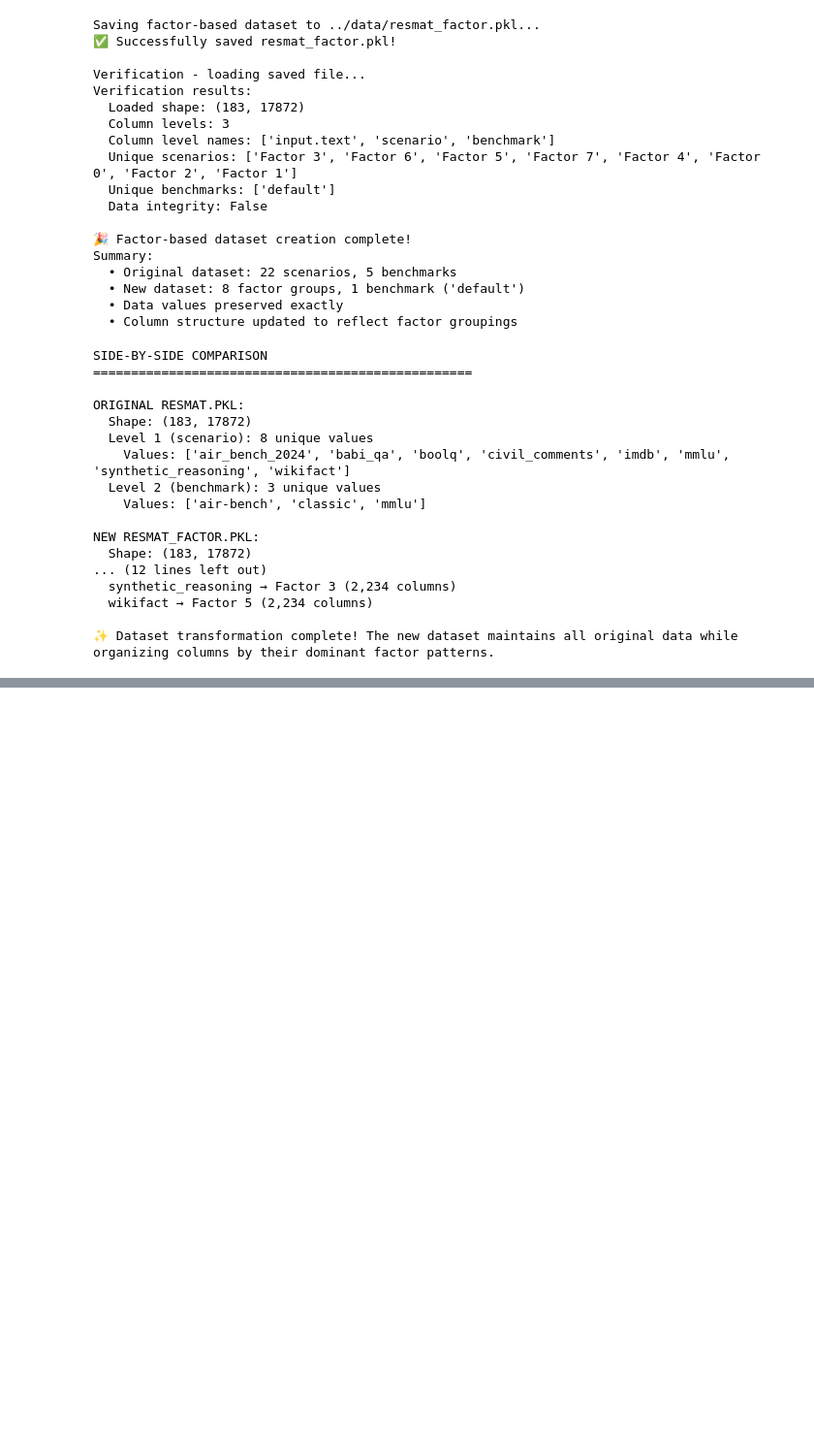
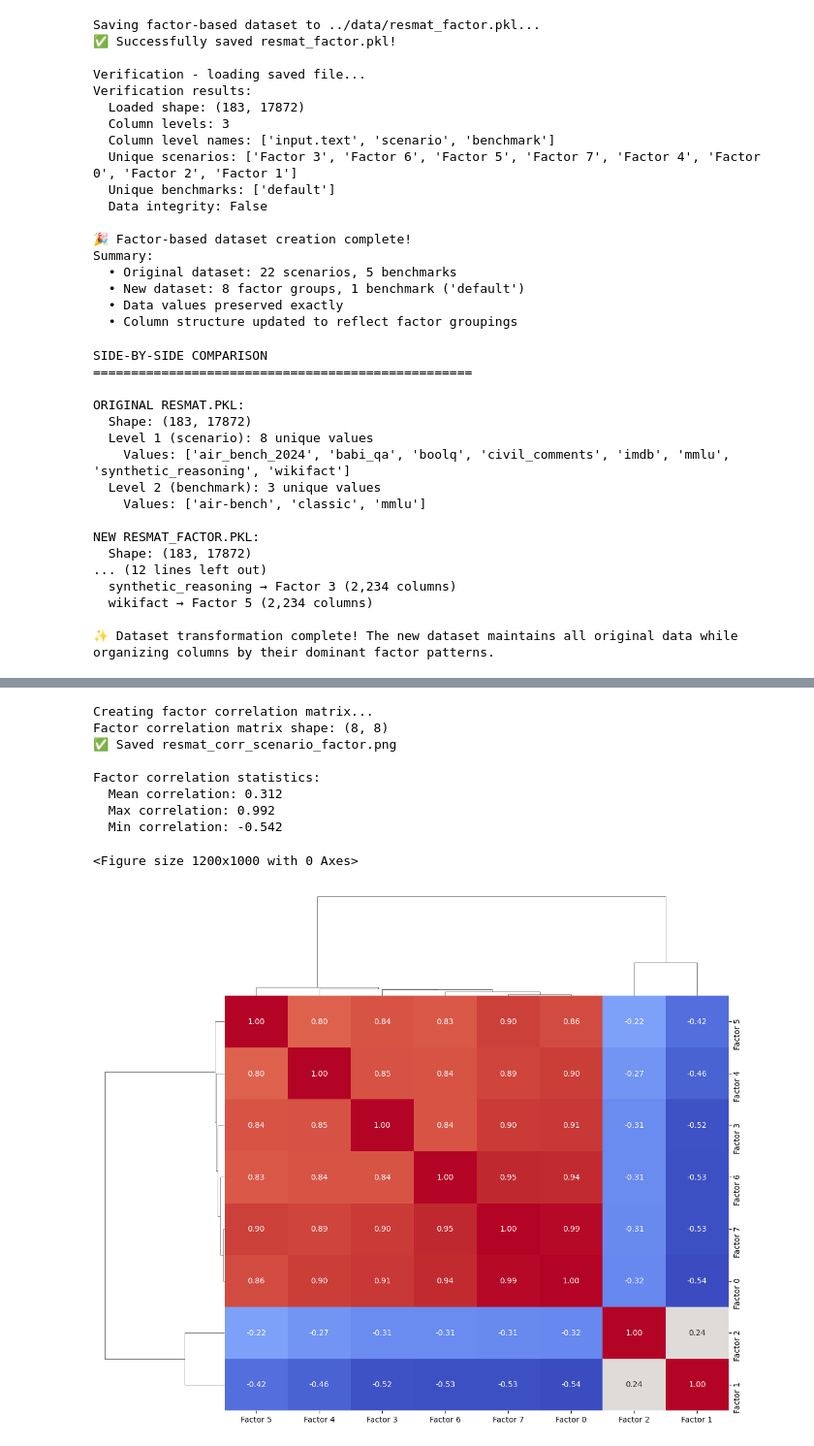
Before and after one commit to ronanhansel/reeval-multi, a Jupyter notebook: factor_analysis/item.ipynb, the cells around one changed output, grey strips where cells are left out. Shown at 97% size. Drawn from its saved outputs; the diff is of its cells as text; code cells hidden in the pictures; blank space fills up the shorter version.

Commit message:
feat: better factor

```diff
--- a/factor_analysis/item.ipynb
+++ b/factor_analysis/item.ipynb
@@ -1185,0 +865,50 @@ APPROACH COMPARISON: PCA (EDA) vs Factor-Based (Current)
+# %%
+# ===================================================================
+# == Step 11: Create Factor Correlation Matrix
+# ===================================================================
+
+import seaborn as sns
+import matplotlib.pyplot as plt
+
+print("Creating factor correlation matrix...")
+
+# Create correlation matrix for factors
+factor_correlation_matrix = factor_scenario_probs.corr()
+
+print(f"Factor correlation matrix shape: {factor_correlation_matrix.shape}")
+
+# Create clustermap visualization
+plt.figure(figsize=(12, 10))
+g = sns.clustermap(
+    factor_correlation_matrix,
+    cmap='coolwarm',
+    figsize=(12, 10),
+    annot=True,
+    fmt='.2f',
+    cbar_pos=None
+)
+
+# Clean up labels
+g.ax_heatmap.set_xlabel('')
+g.ax_heatmap.set_ylabel('')
+
+# Save the figure
+plt.savefig('../result/resmat_corr_scenario_factor.png', dpi=150, bbox_inches='tight')
+print("✅ Saved resmat_corr_scenario_factor.png")
+
+# Show basic statistics
+print(f"\nFactor correlation statistics:")
+print(f"  Mean correlation: {factor_correlation_matrix.values[np.triu_indices_from(factor_correlation_matrix.values, k=1)].mean():.3f}")
+print(f"  Max correlation: {factor_correlation_matrix.values[np.triu_indices_from(factor_correlation_matrix.values, k=1)].max():.3f}")
+print(f"  Min correlation: {factor_correlation_matrix.values[np.triu_indices_from(factor_correlation_matrix.values, k=1)].min():.3f}")
+# %% [output]
+Creating factor correlation matrix...
+Factor correlation matrix shape: (8, 8)
+✅ Saved resmat_corr_scenario_factor.png
+
+Factor correlation statistics:
+  Mean correlation: 0.312
+  Max correlation: 0.992
+  Min correlation: -0.542
+<Figure size 1200x1000 with 0 Axes>
+[figure, added]
```
Also changed, not shown: parts of 11 cells of this notebook.
